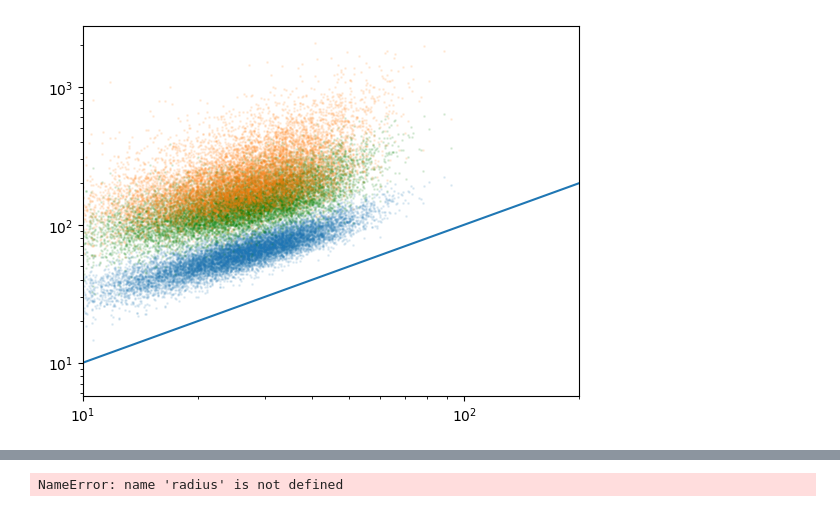
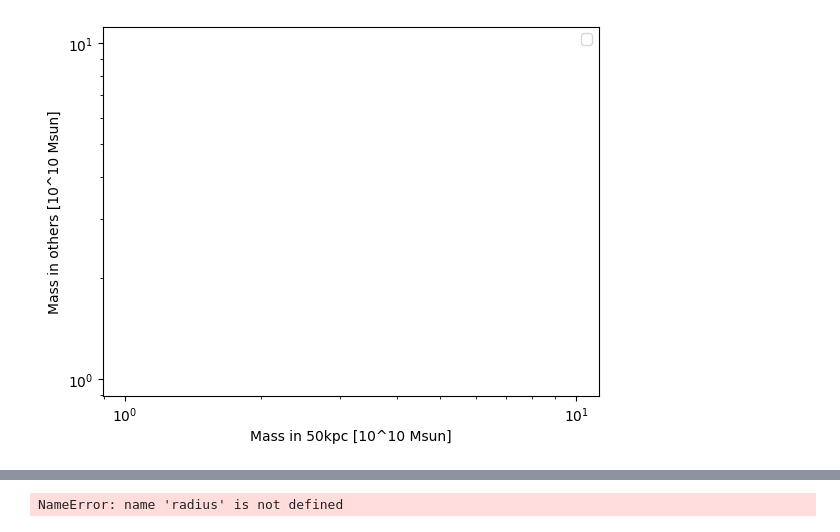
Before and after one commit to yjqqyjq/code, a Jupyter notebook: plot_halos.ipynb, the cells around one changed output, grey strips where cells are left out. Saved outputs shown, nothing was run; the diff lists cells and outputs as text; code cells hidden in the pictures.

```diff
--- a/plot_halos.ipynb
+++ b/plot_halos.ipynb
@@ -9,14 +9,24 @@ import functions as fn
 from matplotlib import colors
 import matplotlib.pyplot as plt
 
-path="/Users/24756376/data/Flamingo/L1000N0900/"
+path="/Users/24756376/data/Flamingo/L1000N1800/"
 
 
-f=h5py.File(path+'compare_brightnest_central.hdf5','r')
+f=h5py.File(path+'compare_most_massive_sat_3000kpc.hdf5','r')
 s=f["PartType0"]
-Brightid=np.array(s["Brightid"])
-Bright2ndid=np.array(s["Bright2ndid"])
+#Brightid=np.array(s["Brightid"])
+#Bright2ndid=np.array(s["Bright2ndid"])
+mostmassiveid=np.array(s["Brightid"])
 cebtralid=np.array(s["centralid"])
+R3000=np.array(s["Rmass"])
+f.close()
+
+f=h5py.File(path+'compare_most_massive_sat.hdf5','r')
+s=f["PartType0"]
+
+mostmassiveid=np.array(s["Brightid"])
+cebtralid=np.array(s["centralid"])
+R100=np.array(s["Rmass"])
 f.close()
 
 f=h5py.File(path+'halos.hdf5','r')
@@ -26,7 +36,7 @@ r200=np.array(f["halos"]["r200"])
 host_id=np.array(f["halos"]["hostid"])
 mass=np.array(f["halos"]["mass"])
 mbp=np.array(f["halos"]["center"])
-star_mass=np.array(f["halos"]["mass_star_100kpc"])
+
 com_star=np.array(f["halos"]["com_star_100kpc"])
 star_lumz=np.array(f["halos"]["lumz_100kpc"])
 star_lumz50=np.array(f["halos"]["lumz_50kpc"])
@@ -35,18 +45,42 @@ star_lumz3000=np.array(f["halos"]["lumz_3000kpc"])
 ms=np.array(f["halos"]["mass_star_100kpc"])
 ms50=np.array(f["halos"]["mass_star_50kpc"])
 ms300=np.array(f["halos"]["mass_star_300kpc"])
-ms3000=np.array(f["halos"]["mass_star_3000kpc"])
+ms3000=np.array(f["halos"]["mass_star_1000kpc"])
 f.close()
 
+path="/Users/24756376/data/Flamingo/L1000N0900/"
+f=h5py.File(path+'compare_most_massive_sat_3000kpc.hdf5','r')
+s=f["PartType0"]
+
+mostmassiveid2=np.array(s["Brightid"])
+cebtralid2=np.array(s["centralid"])
+R30002=np.array(s["Rmass"])
+f.close()
+f=h5py.File(path+'compare_most_massive_sat.hdf5','r')
+s=f["PartType0"]
+
+
+R1002=np.array(s["Rmass"])
+f.close()
+f=h5py.File(path+'halos.hdf5','r')
+halo_id2=np.array(f["halos"]["id"])
+host_id2=np.array(f["halos"]["hostid"])
+mass2=np.array(f["halos"]["mass"])
+com_star2=np.array(f["halos"]["com_star_100kpc"])
+mbp2=np.array(f["halos"]["center"])
+ms2=np.array(f["halos"]["mass_star_100kpc"])
+r2002=np.array(f["halos"]["r200"])
+ms30002=np.array(f["halos"]["mass_star_1000kpc"])
+f.close()
 
 #ignore all the halos without models of star lum and com
 rs=np.sqrt(com_star[:,0]**2+com_star[:,1]**2+com_star[:,2]**2)
-mask=(star_lumz>0)*(rs>0)
+mask=(rs>-1)
 halo_id=halo_id[mask]
 host_id=host_id[mask]
 mbp=mbp[mask]
 r200=r200[mask]
-star_mass=star_mass[mask]
+
 com_star=com_star[mask]
 star_lumz=star_lumz[mask]
 star_lumz50=star_lumz50[mask]
@@ -58,24 +92,40 @@ ms=ms[mask]
 ms50=ms50[mask]
 ms300=ms300[mask]
 ms3000=ms3000[mask]
-ids=np.arange(0,len(halo_id),1)
-mainmass=mass[(host_id==-1)*(mass>10000)][Brightid!=-1]
-mbpc=mbp[(host_id==-1)*(mass>10000)][Brightid!=-1]
-r200c=r200[(host_id==-1)*(mass>10000)][Brightid!=-1]
+ids2=np.arange(0,len(halo_id2),1)
+mainmass=mass[(host_id==-1)*(mass>10000)]
+mainmass2=mass2[(host_id2==-1)*(mass2>10000)]
+mainms100=ms[(host_id==-1)*(mass>10000)]
+mainms1002=ms2[(host_id2==-1)*(mass2>10000)]
+mainms=ms[(host_id==-1)*(mass>10000)]
+mainms2=ms2[(host_id2==-1)*(mass2>10000)]
+mbpc=mbp[(host_id==-1)*(mass>10000)]
+mbpc2=mbp2[(host_id2==-1)*(mass2>10000)]
+r200c=r200[(host_id==-1)*(mass>10000)]
+r200c2=r2002[(host_id2==-1)*(mass2>10000)]
+print(halo_id2[(host_id2==-1)*(ms2<20)])
+print(ids2[(host_id2==-1)*(ms2<20)])
+'''
 cebtralid=cebtralid[Brightid!=-1]
 Bright2ndid=Bright2ndid[Brightid!=-1]
 Brightids=Brightid[Brightid!=-1]
+'''
 
 fig=plt.figure()
 ax=plt.subplot(1,1,1)
-ax.scatter(ms50[host_id==-1],ms[host_id==-1],s=1,alpha=0.1)
-#ax.scatter(mass[host_id==-1],star_lumz[host_id==-1],s=1,alp#ha=0.1)
-ax.scatter(ms50[host_id==-1],ms300[host_id==-1],color='g',s=1,alpha=0.1)
-ax.scatter(ms50[host_id==-1],ms3000[host_id==-1],s=1,alpha=0.1)
-ax.plot(np.linspace(10**1,2*10**2,100),np.linspace(10**1,2*10**2,100))
-ax.set_xlim(10**1,2*10**2)
+#ax.scatter(mass[host_id==-1],ms[host_id==-1],s=1,alpha=0.1,label='100kpc')
+#ax.scatter(ms50[host_id==-1],star_lumz[host_id==-1],s=1,alpha=0.1)
+#ax.scatter(ms50[host_id!=-1],ms300[host_id!=-1],color='g',s=1,alpha=0.1,label='300kpc')
+#ax.scatter(ms50[host_id!=-1],ms3000[host_id!=-1],s=1,alpha=0.1,label='3000kpc')
+#ax.plot(np.linspace(10**0.5,10**2,100),np.linspace(10**0.5,10**2,100))
+#ax.set_xlim(10**0.5,10**2)
 ax.set_xscale('log')
 ax.set_yscale('log')
+ax.set_xlabel('Mass in 50kpc [10^10 Msun]')
+ax.set_ylabel('Mass in others [10^10 Msun]')
+#ax.hlines(y=68,xmin=1,xmax=100,linestyles="dashed")
+ax.legend()
+
 '''
 
 subr=radius[np.isin(ids,subid)]
@@ -105,4 +166,4 @@ plt.colorbar(sc)
-[figure, old version]
+[figure, new version]
 # %%
 
 
```
Also changed, not shown: parts of 6 cells of this notebook, 9 other files.
